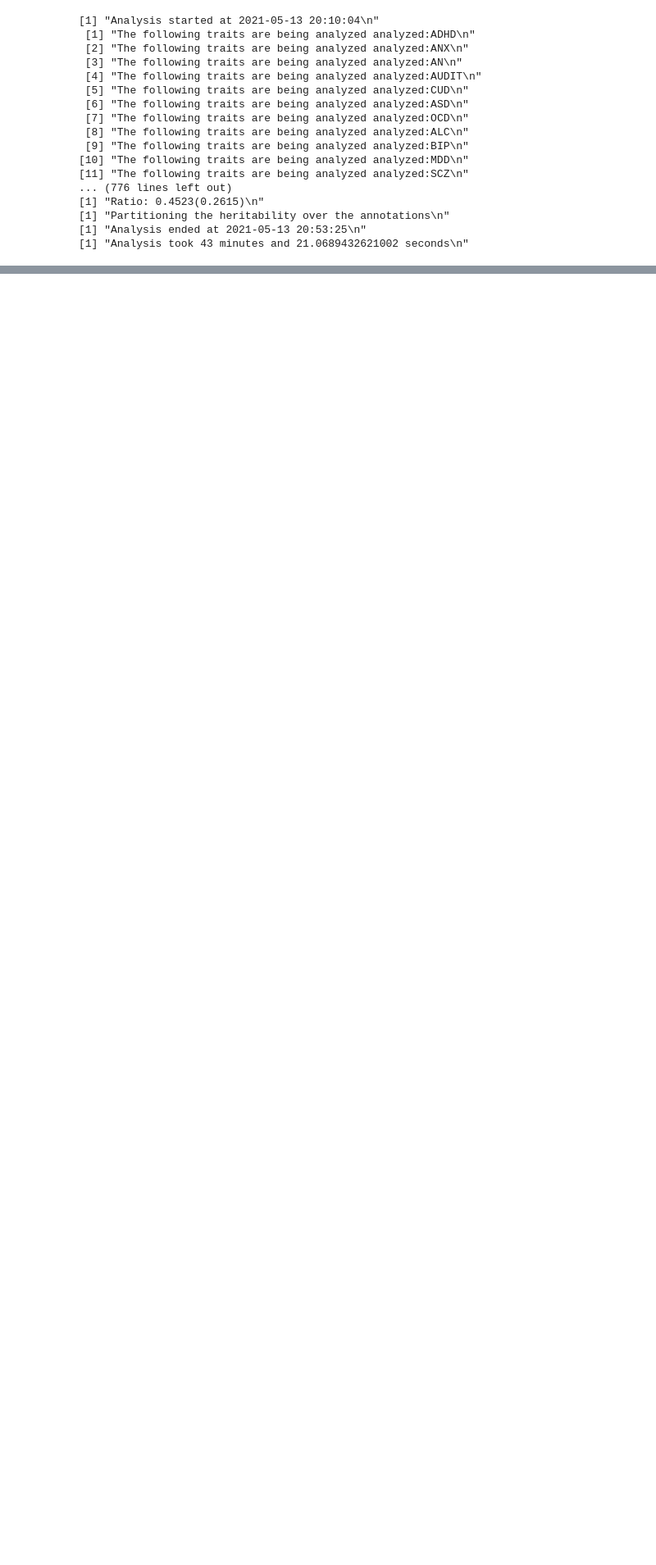
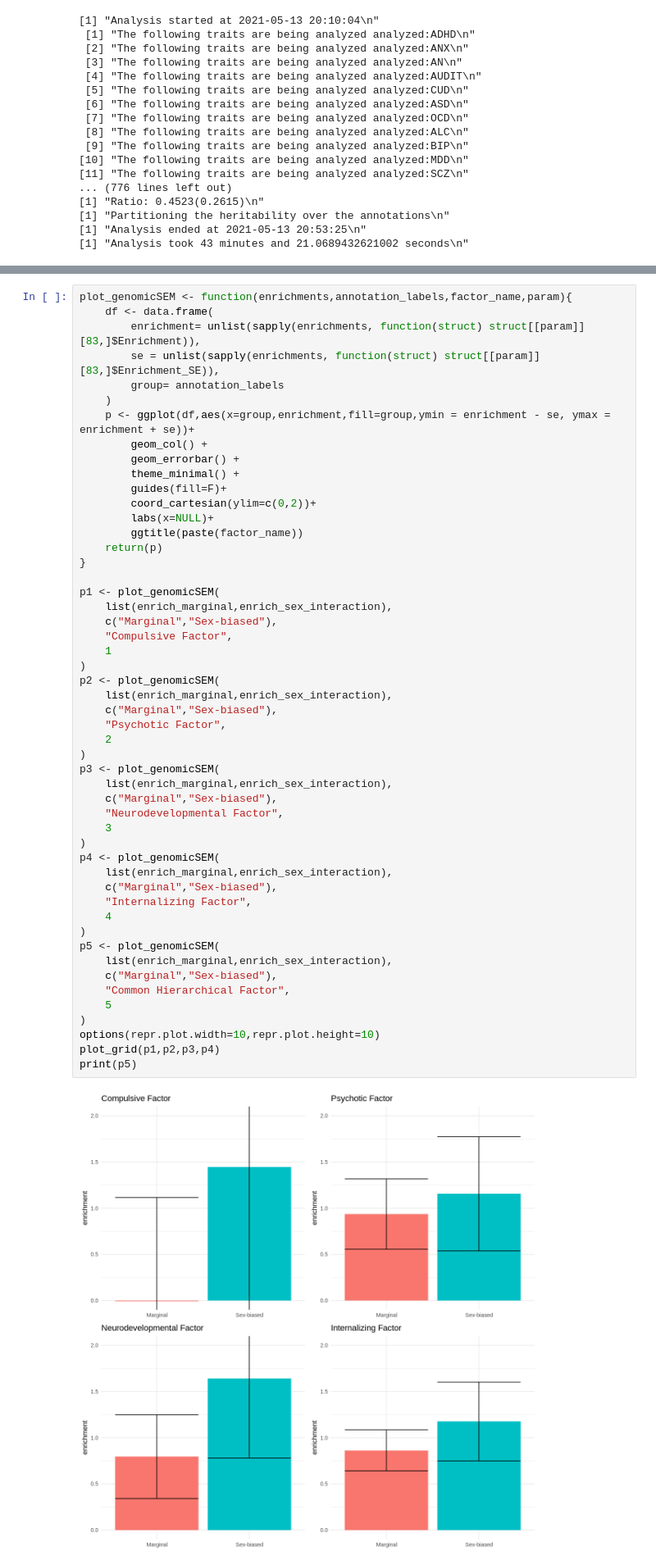
Before and after one commit to wilcas/sex_specific_mQTL, a Jupyter notebook: delahaye_mQTL_analyses/genomic_SEM.ipynb, the cells around one changed output, grey strips where cells are left out. Shown at 82% size. Cells and saved outputs as stored; diff of their text form; blank space fills up the shorter version.

Commit message:
updated genomicSEM exploration, working on alternate annotations

```diff
--- a/delahaye_mQTL_analyses/genomic_SEM.ipynb
+++ b/delahaye_mQTL_analyses/genomic_SEM.ipynb
@@ -372,0 +308,53 @@ A data.frame: 29 × 6
+# %%
+plot_genomicSEM <- function(enrichments,annotation_labels,factor_name,param){
+    df <- data.frame(
+        enrichment= unlist(sapply(enrichments, function(struct) struct[[param]][83,]$Enrichment)),
+        se = unlist(sapply(enrichments, function(struct) struct[[param]][83,]$Enrichment_SE)),
+        group= annotation_labels
+    )
+    p <- ggplot(df,aes(x=group,enrichment,fill=group,ymin = enrichment - se, ymax = enrichment + se))+
+        geom_col() +
+        geom_errorbar() +
+        theme_minimal() +
+        guides(fill=F)+
+        coord_cartesian(ylim=c(0,2))+
+        labs(x=NULL)+
+        ggtitle(paste(factor_name))
+    return(p)
+}
+
+p1 <- plot_genomicSEM(
+    list(enrich_marginal,enrich_sex_interaction),
+    c("Marginal","Sex-biased"),
+    "Compulsive Factor",
+    1
+)
+p2 <- plot_genomicSEM(
+    list(enrich_marginal,enrich_sex_interaction),
+    c("Marginal","Sex-biased"),
+    "Psychotic Factor",
+    2
+)
+p3 <- plot_genomicSEM(
+    list(enrich_marginal,enrich_sex_interaction),
+    c("Marginal","Sex-biased"),
+    "Neurodevelopmental Factor",
+    3
+)
+p4 <- plot_genomicSEM(
+    list(enrich_marginal,enrich_sex_interaction),
+    c("Marginal","Sex-biased"),
+    "Internalizing Factor",
+    4
+)
+p5 <- plot_genomicSEM(
+    list(enrich_marginal,enrich_sex_interaction),
+    c("Marginal","Sex-biased"),
+    "Common Hierarchical Factor",
+    5
+)
+options(repr.plot.width=10,repr.plot.height=10)
+plot_grid(p1,p2,p3,p4)
+print(p5)
+# %% [output]
+[figure, added]
```
Also changed, not shown: parts of 6 cells of this notebook, 4 other files.
